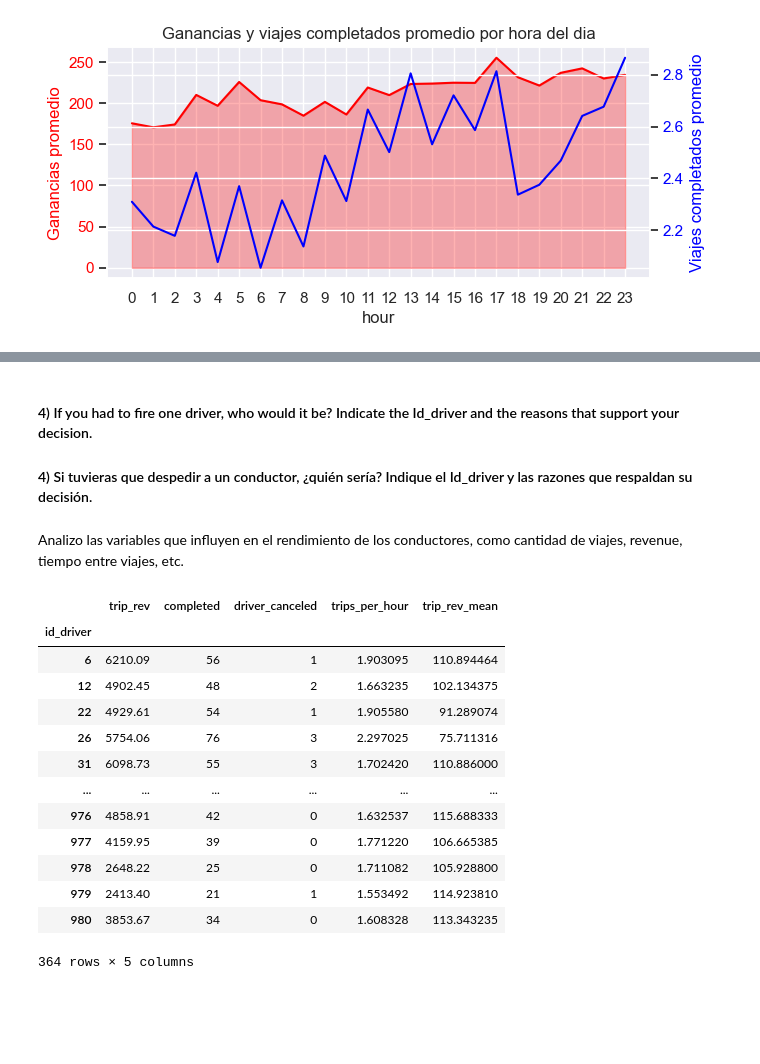
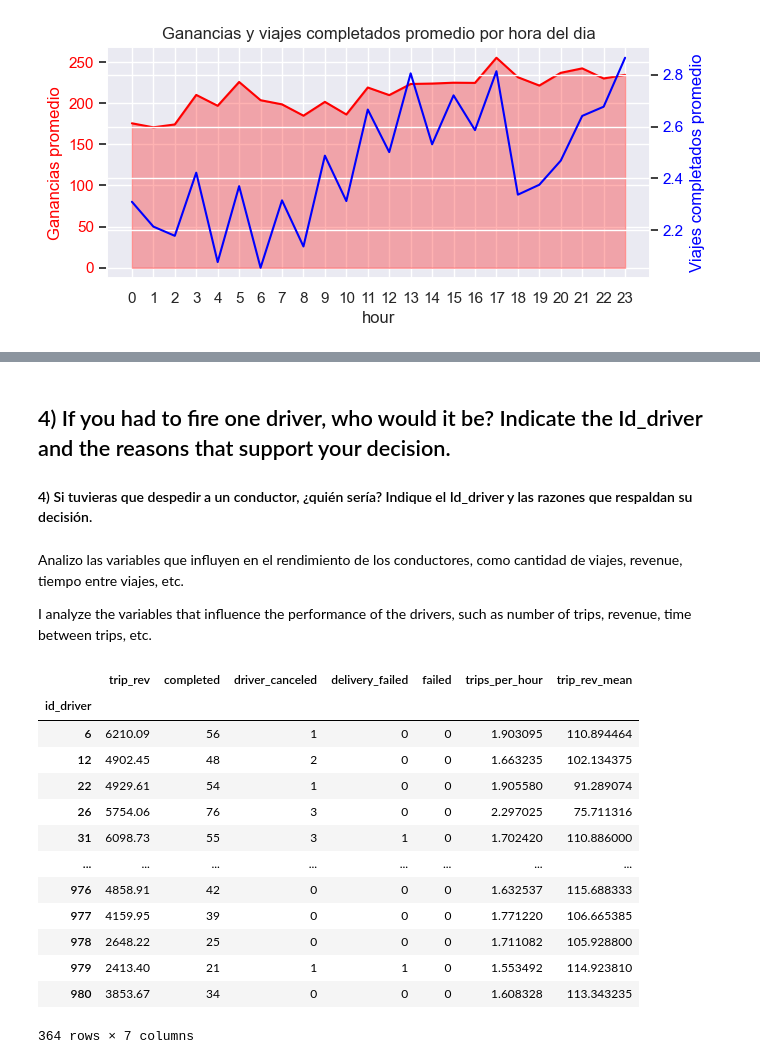
Before and after one commit to Vosinepi/desafio-VEMO, a Jupyter notebook: trips_analysis.ipynb, the cells around one changed output, grey strips where cells are left out. Cells and saved outputs as stored; diff of their text form; code cells hidden in the pictures; blank space fills up the shorter version.

```diff
--- a/trips_analysis.ipynb
+++ b/trips_analysis.ipynb
@@ -466,39 +521,39 @@ El promedio de espera entre viajes del conducto 673 es de: 0 days 00:09:16
 # %% [markdown]
-#### 4) If you had to fire one driver, who would it be? Indicate the Id_driver and the reasons that support your decision.
+## 4) If you had to fire one driver, who would it be? Indicate the Id_driver and the reasons that support your decision.
 #### 4) Si tuvieras que despedir a un conductor, ¿quién sería? Indique el Id_driver y las razones que respaldan su decisión.
 # %% [markdown]
 Analizo las variables que influyen en el rendimiento de los conductores, como cantidad de viajes, revenue, tiempo entre viajes, etc.
+
+I analyze the variables that influence the performance of the drivers, such as number of trips, revenue, time between trips, etc.
 # %%
-#Creamos un dataframe de conductores sumando revenue, tiempo de espera entre viajes, cantidad de viajes completados y cantidad de viajes cancelados por conductor
+# Creamos un dataframe de conductores sumando revenue, tiempo de espera entre viajes, cantidad de viajes completados y cantidad de viajes cancelados por conductor
+# We create a dataframe of drivers adding revenue, waiting time between trips, number of completed trips and number of canceled trips per driver
+
 df_trips['drop_datetime'] = pd.to_datetime(df_trips['drop_datetime'])
 df_trips['request_datetime'] = pd.to_datetime(df_trips['request_datetime'])
 
 df_trips['driver_canceled'] = df_trips['trip_status'].apply(lambda x: 1 if x == 'driver_cancelled' else 0)
 df_trips['completed'] = df_trips['trip_status'].apply(lambda x: 1 if x == 'completed' else 0)
+df_trips['delivery_failed'] = df_trips['trip_status'].apply(lambda x: 1 if x == 'delivery_failed' else 0)
+df_trips['failed'] = df_trips['trip_status'].apply(lambda x: 1 if x == 'failed' else 0)
 
-# Promedio de revenue por viaje
-
-df_drivers['trip_rev_mean'] = df_trips['trip_rev']/df_trips['completed']
-
-
-
-df_drivers = df_trips.groupby('id_driver').agg({'trip_rev':'sum','completed':'sum','driver_canceled':'sum', 'trips_per_hour':'mean'})
+df_drivers = df_trips.groupby('id_driver').agg({'trip_rev':'sum','completed':'sum','driver_canceled':'sum','delivery_failed':'sum', 'failed':'sum','trips_per_hour':'mean'})
 df_drivers['trip_rev_mean'] = df_drivers['trip_rev']/df_drivers['completed']
 df_drivers
 # %% [output]
-|  | trip_rev | completed | driver_canceled | trips_per_hour | trip_rev_mean |
-| id_driver |  |  |  |  |  |
-| 6 | 6210.09 | 56 | 1 | 1.903095 | 110.894464 |
-| 12 | 4902.45 | 48 | 2 | 1.663235 | 102.134375 |
-| 22 | 4929.61 | 54 | 1 | 1.905580 | 91.289074 |
-| 26 | 5754.06 | 76 | 3 | 2.297025 | 75.711316 |
-| 31 | 6098.73 | 55 | 3 | 1.702420 | 110.886000 |
-| ... | ... | ... | ... | ... | ... |
-| 976 | 4858.91 | 42 | 0 | 1.632537 | 115.688333 |
-| 977 | 4159.95 | 39 | 0 | 1.771220 | 106.665385 |
-| 978 | 2648.22 | 25 | 0 | 1.711082 | 105.928800 |
-| 979 | 2413.40 | 21 | 1 | 1.553492 | 114.923810 |
-| 980 | 3853.67 | 34 | 0 | 1.608328 | 113.343235 |
+|  | trip_rev | completed | driver_canceled | delivery_failed | failed | trips_per_hour | trip_rev_mean |
+| id_driver |  |  |  |  |  |  |  |
+| 6 | 6210.09 | 56 | 1 | 0 | 0 | 1.903095 | 110.894464 |
+| 12 | 4902.45 | 48 | 2 | 0 | 0 | 1.663235 | 102.134375 |
+| 22 | 4929.61 | 54 | 1 | 0 | 0 | 1.905580 | 91.289074 |
+| 26 | 5754.06 | 76 | 3 | 0 | 0 | 2.297025 | 75.711316 |
+| 31 | 6098.73 | 55 | 3 | 1 | 0 | 1.702420 | 110.886000 |
+| ... | ... | ... | ... | ... | ... | ... | ... |
+| 976 | 4858.91 | 42 | 0 | 0 | 0 | 1.632537 | 115.688333 |
+| 977 | 4159.95 | 39 | 0 | 0 | 0 | 1.771220 | 106.665385 |
+| 978 | 2648.22 | 25 | 0 | 0 | 0 | 1.711082 | 105.928800 |
+| 979 | 2413.40 | 21 | 1 | 1 | 0 | 1.553492 | 114.923810 |
+| 980 | 3853.67 | 34 | 0 | 0 | 0 | 1.608328 | 113.343235 |
-364 rows × 5 columns
+364 rows × 7 columns
 # %%
 # sacamos el promedio de espera entre viajes para cada conductor.
```
Also changed, not shown: parts of 58 cells of this notebook, 2 other files.
